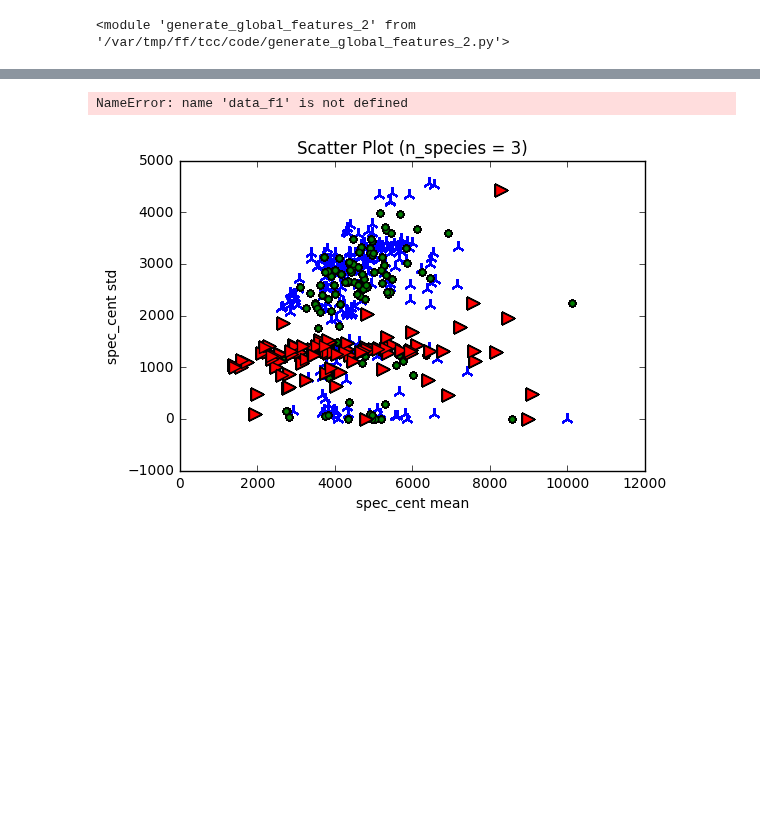
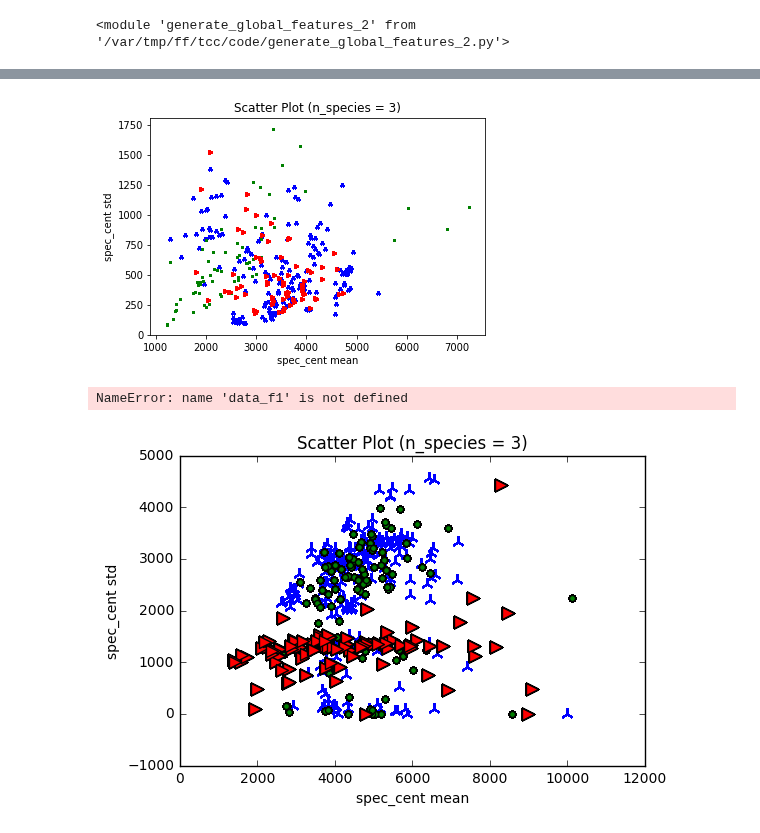
Before and after one commit to fsfelix/tcc, a Jupyter notebook: code/Classification-Filtering.ipynb, the cells around one changed output, grey strips where cells are left out. Cells and saved outputs as stored; diff of their text form; code cells hidden in the pictures; blank space fills up the shorter version.

```diff
--- a/code/Classification-Filtering.ipynb
+++ b/code/Classification-Filtering.ipynb
@@ -106,3 +130,7 @@ util.plot_scatter(data_o[:,0], data_o[:,1], labels_o, feat + ' mean', feat + ' s
+# %%
+util.plot_scatter(data_p[:,0], data_p[:,1], labels_p, feat + ' mean', feat + ' std')
+# %% [output]
+[figure, added]
 # %%
 util.plot_scatter(data_f1[:,2], data_f1[:,3], labels_f1, feat + ' mean', feat + ' std')
 # %% [output]
```
Also changed, not shown: parts of 7 cells of this notebook, 1 other file.
